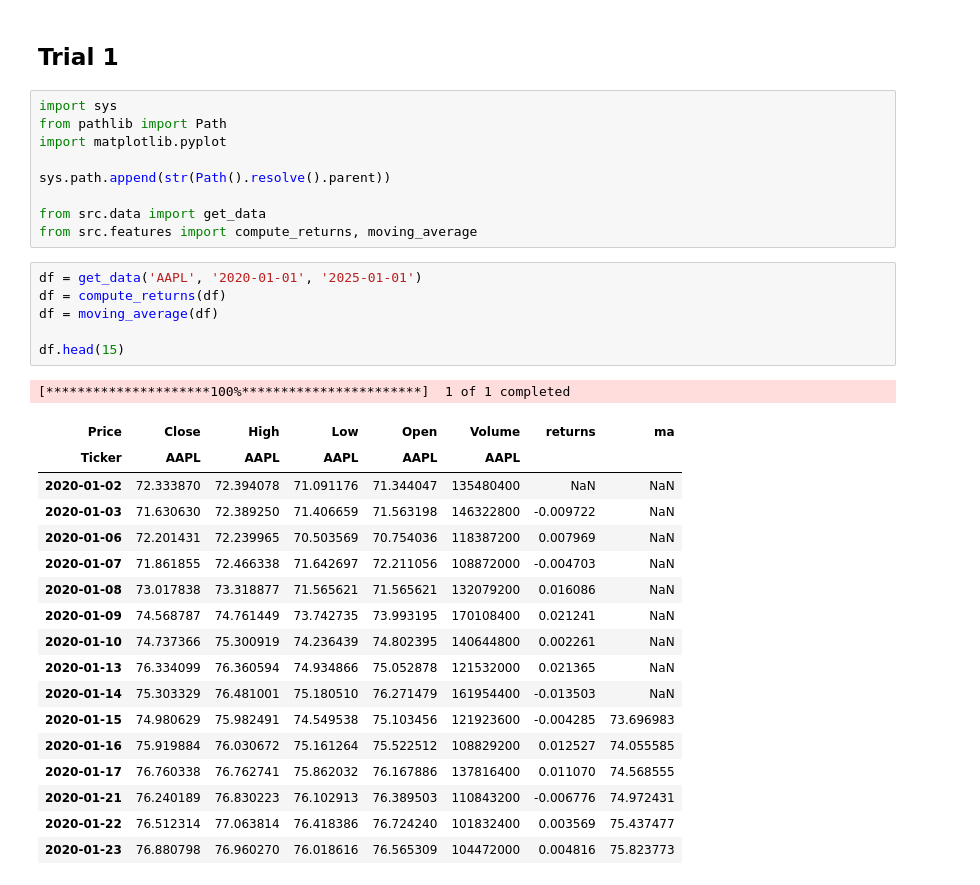
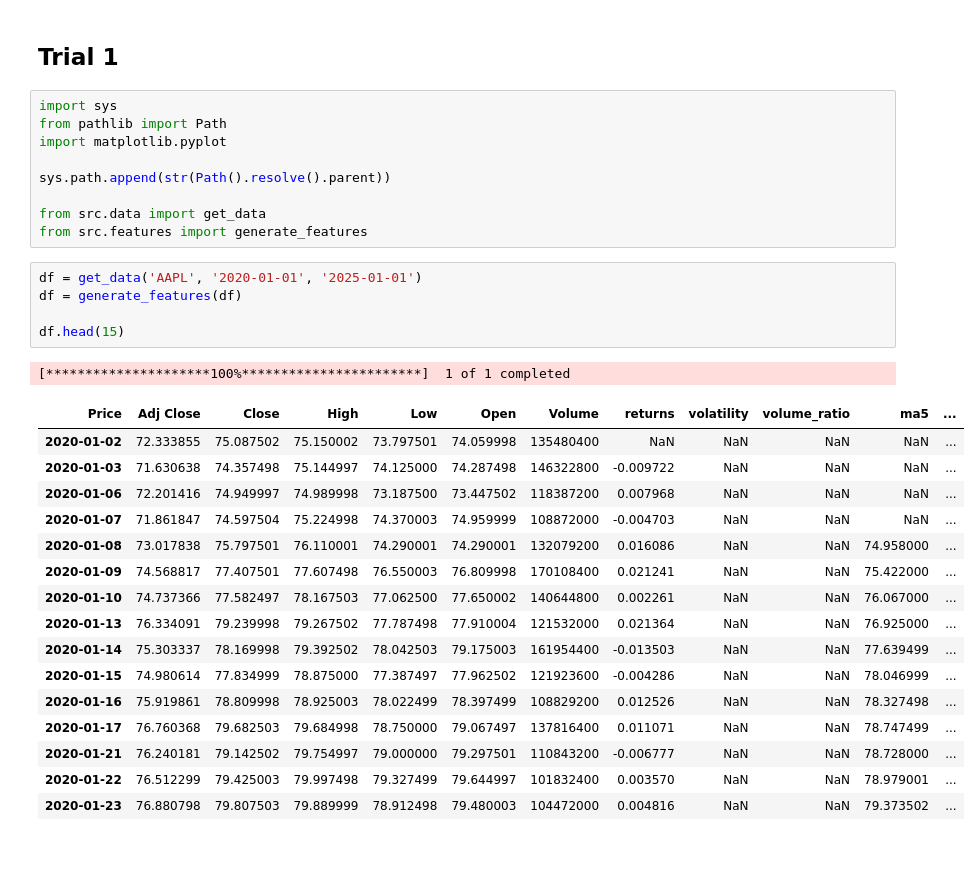
Before and after one commit to noelpdlt/quant-research-system, a Jupyter notebook: notebooks/w1_financialdatatest1.ipynb, the cells around one changed output. Saved outputs shown, nothing was run; the diff lists cells and outputs as text; blank space fills up the shorter version.

```diff
--- a/notebooks/w1_financialdatatest1.ipynb
+++ b/notebooks/w1_financialdatatest1.ipynb
@@ -37,31 +37,29 @@ import matplotlib.pyplot
 sys.path.append(str(Path().resolve().parent))
 
 from src.data import get_data
-from src.features import compute_returns, moving_average
+from src.features import generate_features
 # %%
 df = get_data('AAPL', '2020-01-01', '2025-01-01')
-df = compute_returns(df)
-df = moving_average(df)
+df = generate_features(df)
 
 df.head(15)
 # %% [output]
 [*********************100%***********************]  1 of 1 completed
-| Price | Close | High | Low | Open | Volume | returns | ma |
-| Ticker | AAPL | AAPL | AAPL | AAPL | AAPL |  |  |
-| 2020-01-02 | 72.333870 | 72.394078 | 71.091176 | 71.344047 | 135480400 | NaN | NaN |
-| 2020-01-03 | 71.630630 | 72.389250 | 71.406659 | 71.563198 | 146322800 | -0.009722 | NaN |
-| 2020-01-06 | 72.201431 | 72.239965 | 70.503569 | 70.754036 | 118387200 | 0.007969 | NaN |
-| 2020-01-07 | 71.861855 | 72.466338 | 71.642697 | 72.211056 | 108872000 | -0.004703 | NaN |
-| 2020-01-08 | 73.017838 | 73.318877 | 71.565621 | 71.565621 | 132079200 | 0.016086 | NaN |
-| 2020-01-09 | 74.568787 | 74.761449 | 73.742735 | 73.993195 | 170108400 | 0.021241 | NaN |
-| 2020-01-10 | 74.737366 | 75.300919 | 74.236439 | 74.802395 | 140644800 | 0.002261 | NaN |
-| 2020-01-13 | 76.334099 | 76.360594 | 74.934866 | 75.052878 | 121532000 | 0.021365 | NaN |
-| 2020-01-14 | 75.303329 | 76.481001 | 75.180510 | 76.271479 | 161954400 | -0.013503 | NaN |
-| 2020-01-15 | 74.980629 | 75.982491 | 74.549538 | 75.103456 | 121923600 | -0.004285 | 73.696983 |
-| 2020-01-16 | 75.919884 | 76.030672 | 75.161264 | 75.522512 | 108829200 | 0.012527 | 74.055585 |
-| 2020-01-17 | 76.760338 | 76.762741 | 75.862032 | 76.167886 | 137816400 | 0.011070 | 74.568555 |
-| 2020-01-21 | 76.240189 | 76.830223 | 76.102913 | 76.389503 | 110843200 | -0.006776 | 74.972431 |
-| 2020-01-22 | 76.512314 | 77.063814 | 76.418386 | 76.724240 | 101832400 | 0.003569 | 75.437477 |
-| 2020-01-23 | 76.880798 | 76.960270 | 76.018616 | 76.565309 | 104472000 | 0.004816 | 75.823773 |
+| Price | Adj Close | Close | High | Low | Open | Volume | returns | volatility | volume_ratio | ma5 | ... |
+| 2020-01-02 | 72.333855 | 75.087502 | 75.150002 | 73.797501 | 74.059998 | 135480400 | NaN | NaN | NaN | NaN | ... |
+| 2020-01-03 | 71.630638 | 74.357498 | 75.144997 | 74.125000 | 74.287498 | 146322800 | -0.009722 | NaN | NaN | NaN | ... |
+| 2020-01-06 | 72.201416 | 74.949997 | 74.989998 | 73.187500 | 73.447502 | 118387200 | 0.007968 | NaN | NaN | NaN | ... |
+| 2020-01-07 | 71.861847 | 74.597504 | 75.224998 | 74.370003 | 74.959999 | 108872000 | -0.004703 | NaN | NaN | NaN | ... |
+| 2020-01-08 | 73.017838 | 75.797501 | 76.110001 | 74.290001 | 74.290001 | 132079200 | 0.016086 | NaN | NaN | 74.958000 | ... |
+| 2020-01-09 | 74.568817 | 77.407501 | 77.607498 | 76.550003 | 76.809998 | 170108400 | 0.021241 | NaN | NaN | 75.422000 | ... |
+| 2020-01-10 | 74.737366 | 77.582497 | 78.167503 | 77.062500 | 77.650002 | 140644800 | 0.002261 | NaN | NaN | 76.067000 | ... |
+| 2020-01-13 | 76.334091 | 79.239998 | 79.267502 | 77.787498 | 77.910004 | 121532000 | 0.021364 | NaN | NaN | 76.925000 | ... |
+| 2020-01-14 | 75.303337 | 78.169998 | 79.392502 | 78.042503 | 79.175003 | 161954400 | -0.013503 | NaN | NaN | 77.639499 | ... |
+| 2020-01-15 | 74.980614 | 77.834999 | 78.875000 | 77.387497 | 77.962502 | 121923600 | -0.004286 | NaN | NaN | 78.046999 | ... |
+| 2020-01-16 | 75.919861 | 78.809998 | 78.925003 | 78.022499 | 78.397499 | 108829200 | 0.012526 | NaN | NaN | 78.327498 | ... |
+| 2020-01-17 | 76.760368 | 79.682503 | 79.684998 | 78.750000 | 79.067497 | 137816400 | 0.011071 | NaN | NaN | 78.747499 | ... |
+| 2020-01-21 | 76.240181 | 79.142502 | 79.754997 | 79.000000 | 79.297501 | 110843200 | -0.006777 | NaN | NaN | 78.728000 | ... |
+| 2020-01-22 | 76.512299 | 79.425003 | 79.997498 | 79.327499 | 79.644997 | 101832400 | 0.003570 | NaN | NaN | 78.979001 | ... |
+| 2020-01-23 | 76.880798 | 79.807503 | 79.889999 | 78.912498 | 79.480003 | 104472000 | 0.004816 | NaN | NaN | 79.373502 | ... |
 # %%
 #Plotting Price against Moving Average
```
Also changed, not shown: parts of 2 cells of this notebook, 1 other file.
